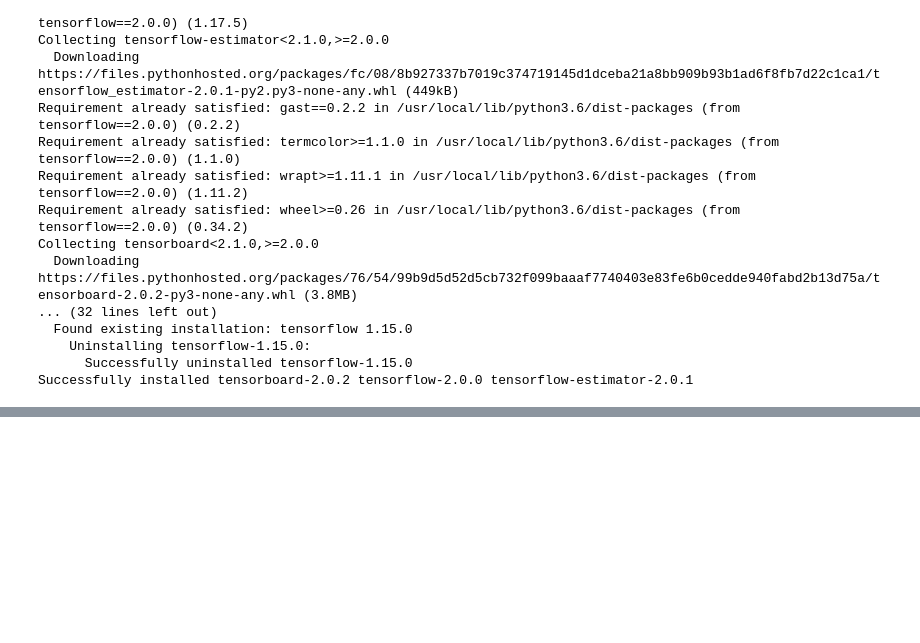
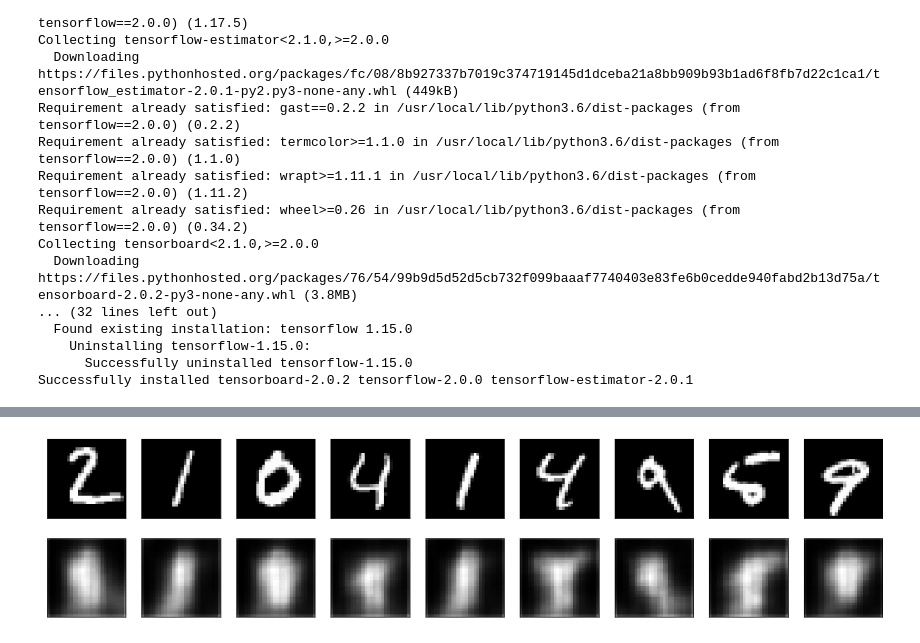
Before and after one commit to themadan/0.datascience_libraries, a Jupyter notebook: Tensorflow(nn-deep learning)/2.NN with tendorflow/4.Autoencoder.ipynb, the cells around one changed output, grey strips where cells are left out. Saved outputs shown, nothing was run; the diff lists cells and outputs as text; code cells hidden in the pictures; blank space fills up the shorter version.

```diff
--- a/Tensorflow(nn-deep learning)/2.NN with tendorflow/4.Autoencoder.ipynb
+++ b/Tensorflow(nn-deep learning)/2.NN with tendorflow/4.Autoencoder.ipynb
@@ -233,0 +255,12 @@ ValueError: invalid literal for int() with base 10: '1,2,3,4'
+# %%
+autoencoder=Model(input_img,decode) # this model maps an input to its reconstruction
+# %%
+autoencoder.compile(optimizer='adadelta',loss='binary_crossentropy')
+# %%
+from tensorflow.keras.datasets import mnist
+import numpy as np
+(x_train,_),(x_test,_)=mnist.load_data()
+x_train=x_train.astype('float')/255
+x_test=x_test.astype('float')/255
+x_train=np.reshape(x_train,(len(x_train),28,28,1))
+x_test=np.reshape(x_test,(len(x_test),28,28,1))
@@ -233,0 +270,4 @@ ValueError: invalid literal for int() with base 10: '1,2,3,4'
+# %%
+from tensorflow.keras.callbacks import TensorBoard
+autoencoder.fit(x_train,x_train,epochs=20,batch_size=128,shuffle=True,validation_data=(x_test,x_test),
+                callbacks=[TensorBoard(log_dir='temp/autoencoder')])
@@ -233,0 +315,24 @@ ValueError: invalid literal for int() with base 10: '1,2,3,4'
+# %%
+import matplotlib.pyplot as plt
+
+decoded_imgs = autoencoder.predict(x_test) # decode_image or reconstruction image
+
+n = 10
+plt.figure(figsize=(20, 4))
+for i in range(1,n):
+    # display original
+    ax = plt.subplot(2, n, i)
+    plt.imshow(x_test[i].reshape(28, 28))
+    plt.gray()
+    ax.get_xaxis().set_visible(False)
+    ax.get_yaxis().set_visible(False)
+
+    # display reconstruction
+    ax = plt.subplot(2, n, i + n)
+    plt.imshow(decoded_imgs[i].reshape(28, 28))
+    plt.gray()
+    ax.get_xaxis().set_visible(False)
+    ax.get_yaxis().set_visible(False)
+plt.show()
+# %% [output]
+[figure, added]
```
Also changed, not shown: parts of 22 cells of this notebook.
